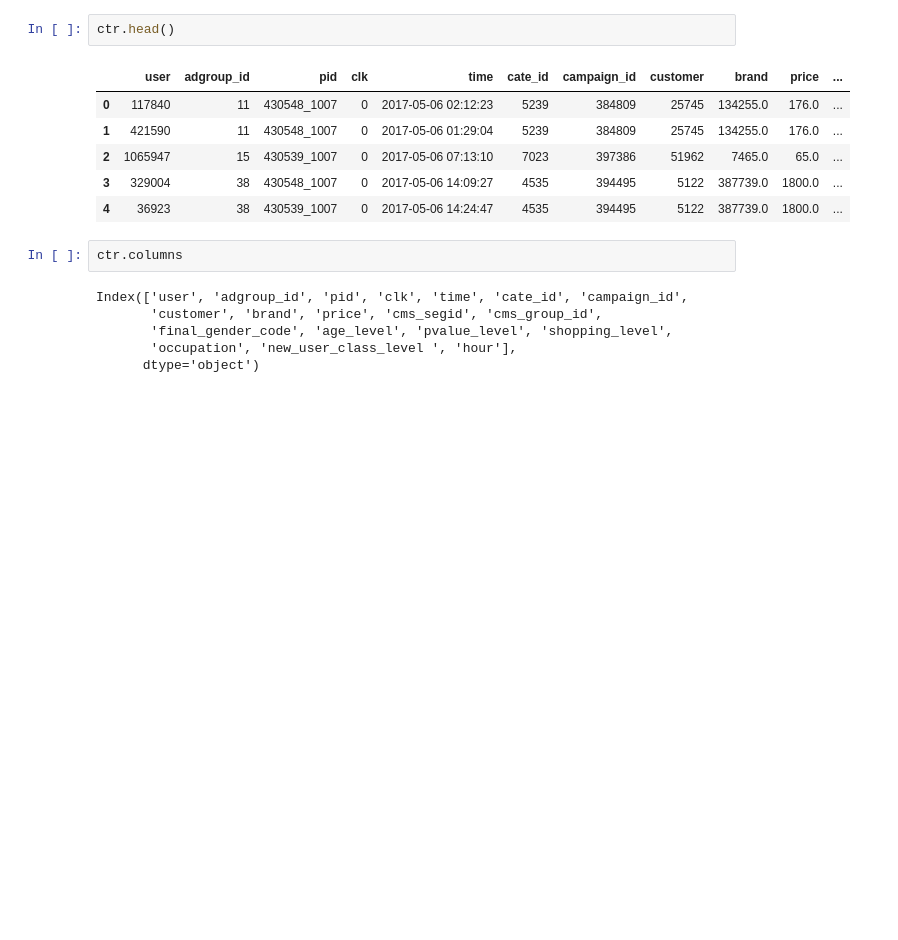
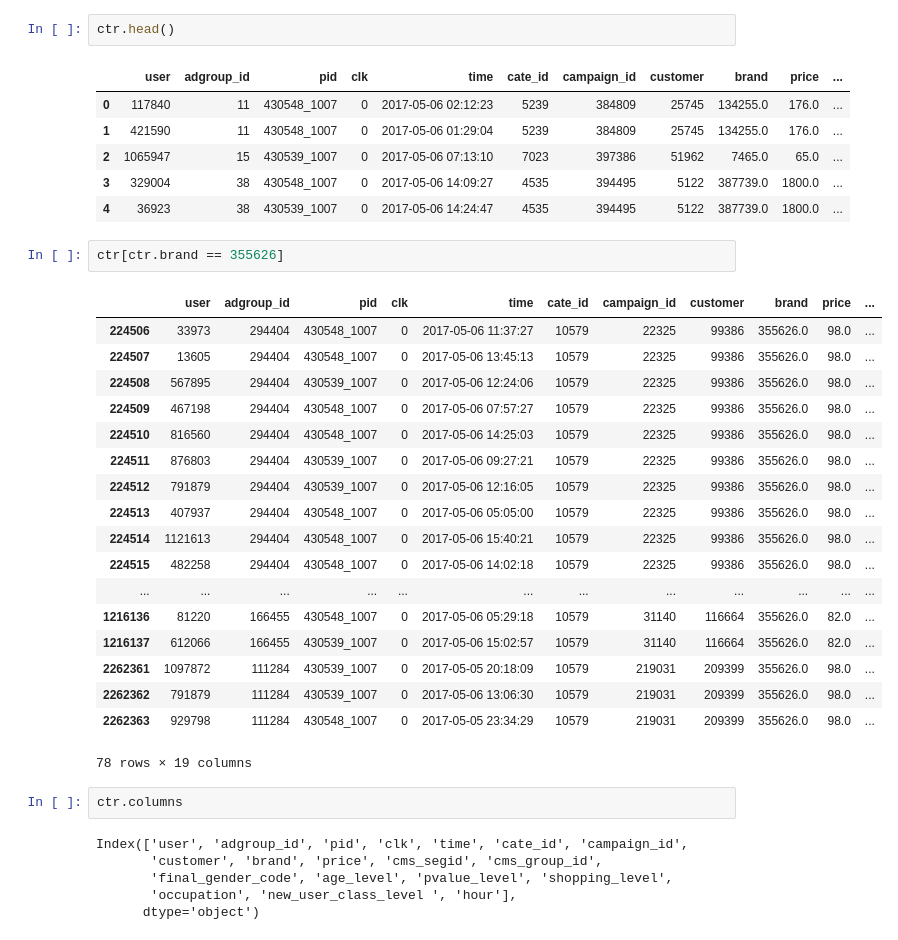
Before and after one commit to elainewyq/Click_Through_Rate_Prediction_Taobao, a Jupyter notebook: CTR_EDA.ipynb, the cells around one changed output. Cells and saved outputs as stored; diff of their text form; blank space fills up the shorter version.

```diff
--- a/CTR_EDA.ipynb
+++ b/CTR_EDA.ipynb
@@ -48,6 +50,27 @@ ctr.head()
 | 2 | 1065947 | 15 | 430539_1007 | 0 | 2017-05-06 07:13:10 | 7023 | 397386 | 51962 | 7465.0 | 65.0 | ... |
 | 3 | 329004 | 38 | 430548_1007 | 0 | 2017-05-06 14:09:27 | 4535 | 394495 | 5122 | 387739.0 | 1800.0 | ... |
 | 4 | 36923 | 38 | 430539_1007 | 0 | 2017-05-06 14:24:47 | 4535 | 394495 | 5122 | 387739.0 | 1800.0 | ... |
+# %%
+ctr[ctr.brand == 355626]
+# %% [output]
+|  | user | adgroup_id | pid | clk | time | cate_id | campaign_id | customer | brand | price | ... |
+| 224506 | 33973 | 294404 | 430548_1007 | 0 | 2017-05-06 11:37:27 | 10579 | 22325 | 99386 | 355626.0 | 98.0 | ... |
+| 224507 | 13605 | 294404 | 430548_1007 | 0 | 2017-05-06 13:45:13 | 10579 | 22325 | 99386 | 355626.0 | 98.0 | ... |
+| 224508 | 567895 | 294404 | 430539_1007 | 0 | 2017-05-06 12:24:06 | 10579 | 22325 | 99386 | 355626.0 | 98.0 | ... |
+| 224509 | 467198 | 294404 | 430548_1007 | 0 | 2017-05-06 07:57:27 | 10579 | 22325 | 99386 | 355626.0 | 98.0 | ... |
+| 224510 | 816560 | 294404 | 430548_1007 | 0 | 2017-05-06 14:25:03 | 10579 | 22325 | 99386 | 355626.0 | 98.0 | ... |
+| 224511 | 876803 | 294404 | 430539_1007 | 0 | 2017-05-06 09:27:21 | 10579 | 22325 | 99386 | 355626.0 | 98.0 | ... |
+| 224512 | 791879 | 294404 | 430539_1007 | 0 | 2017-05-06 12:16:05 | 10579 | 22325 | 99386 | 355626.0 | 98.0 | ... |
+| 224513 | 407937 | 294404 | 430548_1007 | 0 | 2017-05-06 05:05:00 | 10579 | 22325 | 99386 | 355626.0 | 98.0 | ... |
+| 224514 | 1121613 | 294404 | 430548_1007 | 0 | 2017-05-06 15:40:21 | 10579 | 22325 | 99386 | 355626.0 | 98.0 | ... |
+| 224515 | 482258 | 294404 | 430548_1007 | 0 | 2017-05-06 14:02:18 | 10579 | 22325 | 99386 | 355626.0 | 98.0 | ... |
+| ... | ... | ... | ... | ... | ... | ... | ... | ... | ... | ... | ... |
+| 1216136 | 81220 | 166455 | 430548_1007 | 0 | 2017-05-06 05:29:18 | 10579 | 31140 | 116664 | 355626.0 | 82.0 | ... |
+| 1216137 | 612066 | 166455 | 430539_1007 | 0 | 2017-05-06 15:02:57 | 10579 | 31140 | 116664 | 355626.0 | 82.0 | ... |
+| 2262361 | 1097872 | 111284 | 430539_1007 | 0 | 2017-05-05 20:18:09 | 10579 | 219031 | 209399 | 355626.0 | 98.0 | ... |
+| 2262362 | 791879 | 111284 | 430539_1007 | 0 | 2017-05-06 13:06:30 | 10579 | 219031 | 209399 | 355626.0 | 98.0 | ... |
+| 2262363 | 929798 | 111284 | 430548_1007 | 0 | 2017-05-05 23:34:29 | 10579 | 219031 | 209399 | 355626.0 | 98.0 | ... |
+78 rows × 19 columns
 # %%
 ctr.columns
 # %% [output]
```
Also changed, not shown: parts of 2 cells of this notebook.
